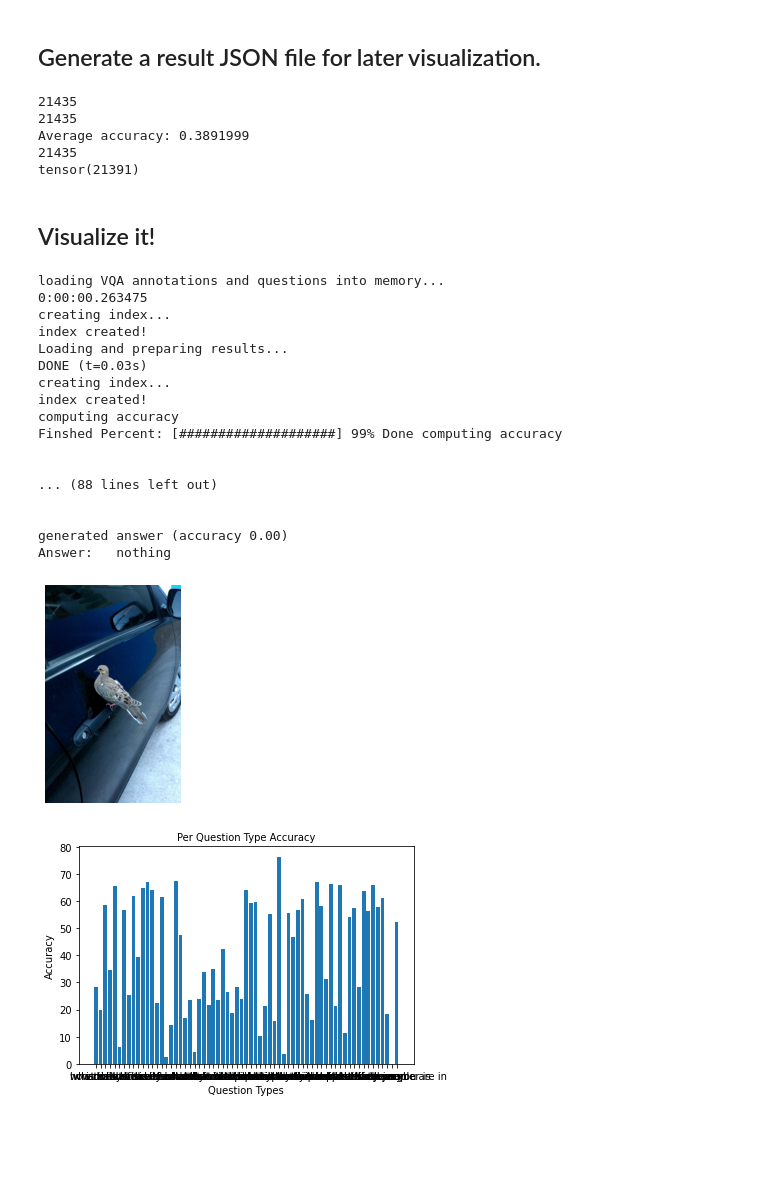
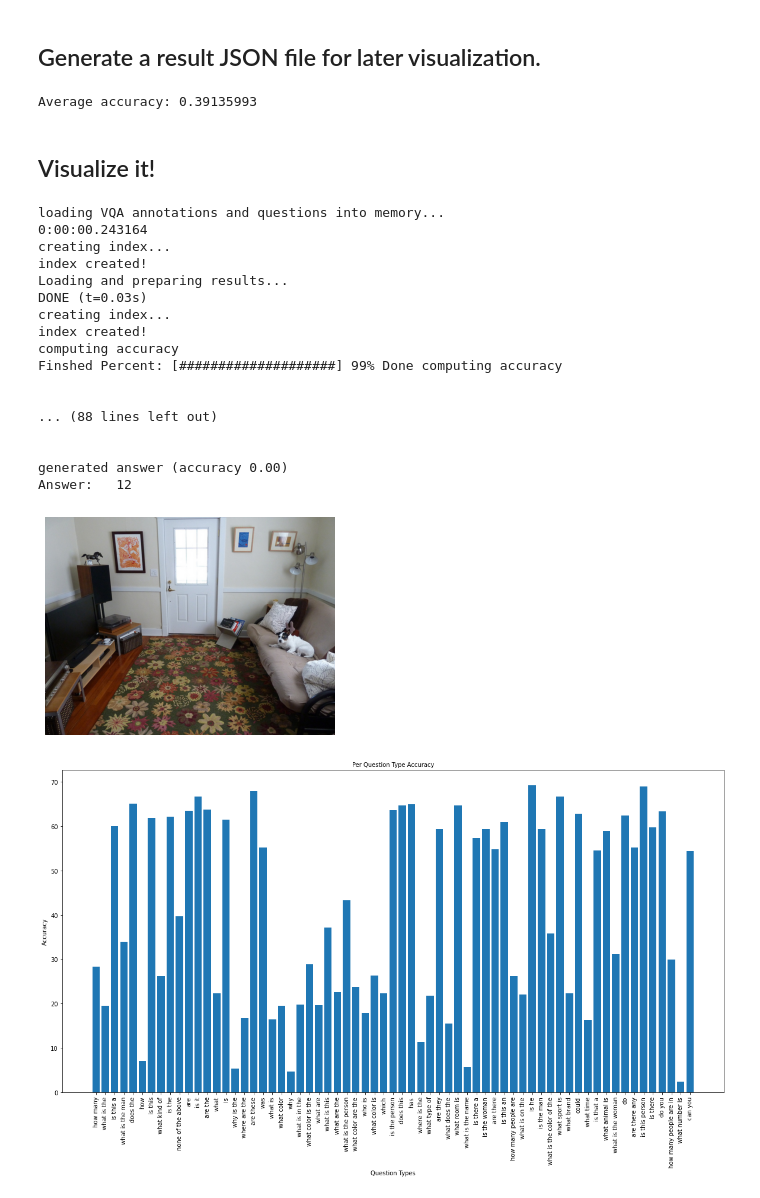
Before and after one commit to vtu81/NaiveVQA, a Jupyter notebook: evaluate.ipynb, the cells around one changed output. Cells and saved outputs as stored; diff of their text form; code cells hidden in the pictures; blank space fills up the shorter version.

Commit message:
better evaluation output format :)

```diff
--- a/evaluate.ipynb
+++ b/evaluate.ipynb
@@ -2,6 +2,10 @@
 # Evaluate
 # %% [markdown]
 * Before you get started, please make sure your `vocab.json` and `config.max_answers` corresponds to your model's parameters to be evaluated.
+# %%
+eval_config = {
+    "model_path": "logs/2021-07-10_18:59:41.pth"
+}
 # %% [markdown]
 ## Define our evaluation function:
 # %%
@@ -74,11 +78,9 @@ def evaluate(net, loader, optimizer, tracker, prefix='', epoch=0):
 val_loader = data.get_loader(val=True)
 
 # Load model
-pretrained_model_path = 'logs/2021-07-10_13:44:34.pth'
-log = torch.load(pretrained_model_path) # load from disk
-if log is not None: print("Successfully loaded pretrained model from {}.".format(pretrained_model_path))
+log = torch.load(eval_config["model_path"]) # load from disk
+if log is not None: print("Successfully loaded pretrained model from {}.".format(eval_config["model_path"]))
 tokens = len(log['vocab']['question']) + 1 # retrieve the number of output layer nodes
-print(tokens)
 net = nn.DataParallel(model.Net(val_loader.dataset.num_tokens)).cuda() # define the `net`
 net.load_state_dict(log['weights']) # load parameters into `net`
 
@@ -96,6 +97,8 @@ answ, accs, idxs = evaluate(net, val_loader, optimizer, tracker, prefix='val', e
 # %%
 import numpy as np
 import json
+
+dump_path = 'data/results/val_val2014_real_results.json'
 
 print("Average accuracy:", np.mean(accs))
 
@@ -112,14 +115,10 @@ results = []
 for i in range(len(idxs)):
    results.append({"answer": list(answ_dict.keys())[list(answ_dict.values()).index(answ[i].item())], "question_id": question_ids[idxs[i]]})
 
-with open('result.json', 'w') as fd:
+with open(dump_path, 'w') as fd:
    json.dump(results, fd)
 # %% [output]
-21435
-21435
-Average accuracy: 0.3891999
-21435
-tensor(21391)
+Average accuracy: 0.39135993
 # %% [markdown]
 ## Visualize it!
 # %%
@@ -155,6 +154,8 @@ fileTypes   = ['results', 'accuracy', 'evalQA', 'evalQuesType', 'evalAnsType']
 
 [resFile, accuracyFile, evalQAFile, evalQuesTypeFile, evalAnsTypeFile] = ['%s/results/%s_%s_%s_%s.json'%(dataDir, train_test_val, dataSubType,  \
 resultType, fileType) for fileType in fileTypes]
+
+resFile = dump_path
 
 # create vqa object and vqaRes object
 vqa = VQA(annFile, quesFile)
@@ -203,35 +204,37 @@ if len(evals) > 0:
 		plt.show()
 
 # plot accuracy for various question types
+plt.figure(figsize=(20,10))
+# plt.figure(dpi=80)
 plt.bar(range(len(vqaEval.accuracy['perQuestionType'])), vqaEval.accuracy['perQuestionType'].values(), align='center')
-plt.xticks(range(len(vqaEval.accuracy['perQuestionType'])), vqaEval.accuracy['perQuestionType'].keys(), rotation='0',fontsize=10)
+plt.xticks(range(len(vqaEval.accuracy['perQuestionType'])), vqaEval.accuracy['perQuestionType'].keys(), rotation='90', fontsize=10)
 plt.title('Per Question Type Accuracy', fontsize=10)
 plt.xlabel('Question Types', fontsize=10)
 plt.ylabel('Accuracy', fontsize=10)
 plt.show()
 
 # save evaluation results to ./Results folder
 json.dump(vqaEval.accuracy,     open(accuracyFile,     'w'))
 json.dump(vqaEval.evalQA,       open(evalQAFile,       'w'))
 json.dump(vqaEval.evalQuesType, open(evalQuesTypeFile, 'w'))
 json.dump(vqaEval.evalAnsType,  open(evalAnsTypeFile,  'w'))
 # %% [output]
 loading VQA annotations and questions into memory...
-0:00:00.263475
+0:00:00.243164
 creating index...
 index created!
 Loading and preparing results...
 DONE (t=0.03s)
 creating index...
 index created!
 computing accuracy
 Finshed Percent: [####################] 99% Done computing accuracy
 
 
 ... (88 lines left out)
 
 
 generated answer (accuracy 0.00)
-Answer:   nothing
+Answer:   12
-[figure, old version]
+[figure, new version]
-[figure, old version]
+[figure, new version]
```
Also changed, not shown: parts of 1 cell of this notebook.
